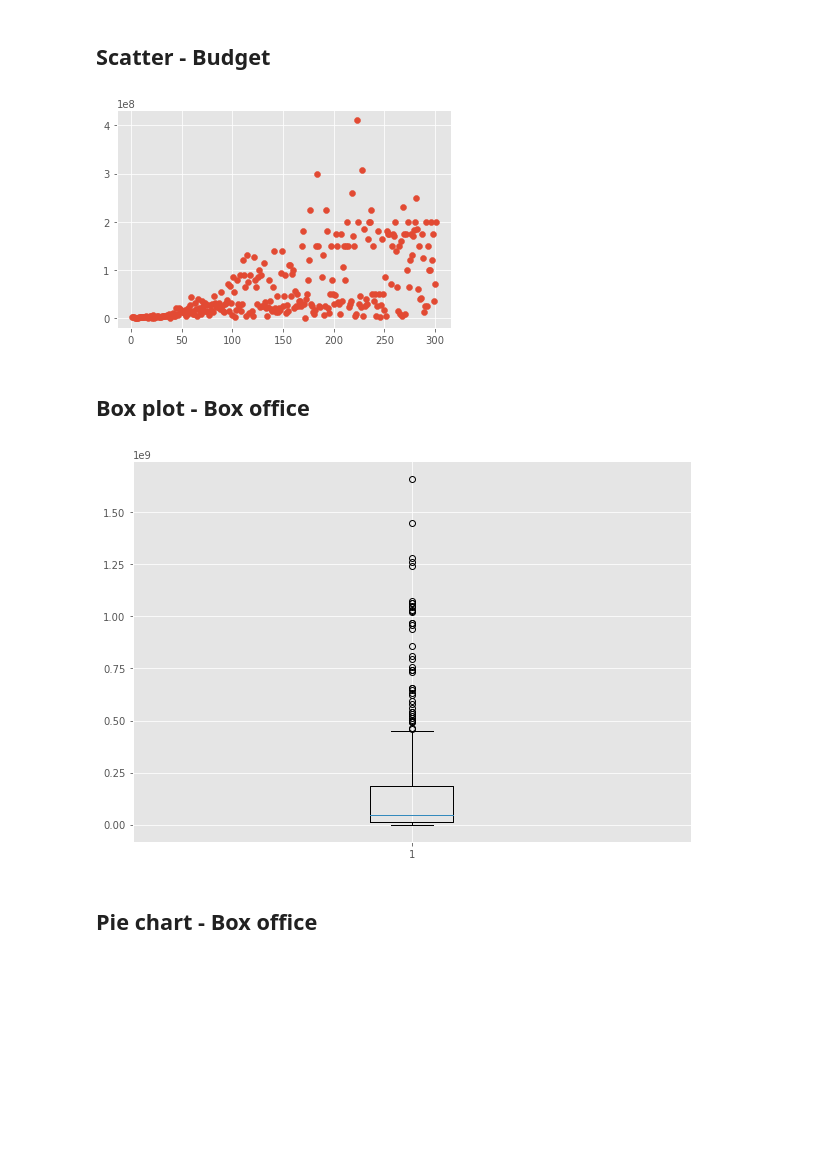
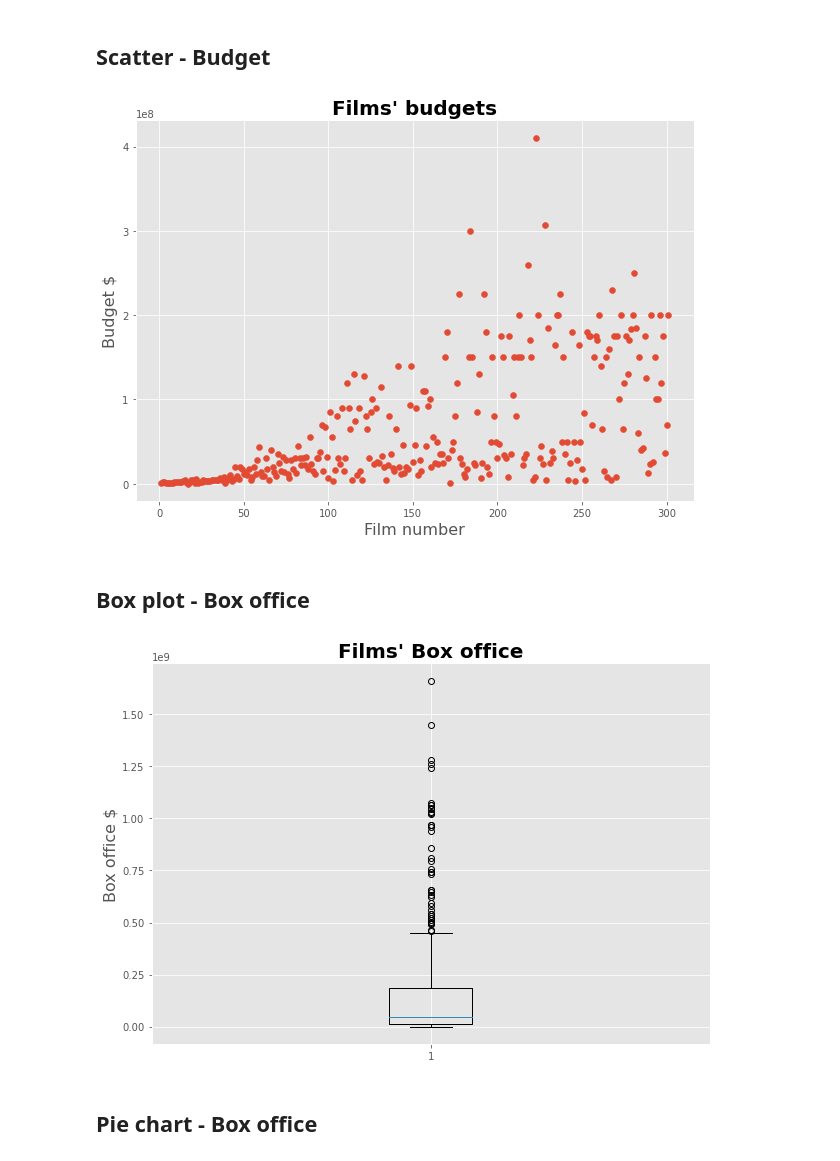
Before and after one commit to Sahadov/Data_Science_Project_Disney, a Jupyter notebook: Disney.ipynb, the cells around one changed output. Saved outputs shown, nothing was run; the diff lists cells and outputs as text; code cells hidden in the pictures; blank space fills up the shorter version.

```diff
--- a/Disney.ipynb
+++ b/Disney.ipynb
@@ -399,25 +406,32 @@ plt.show()
 # %% [markdown]
 ## Scatter - Budget
 # %%
+plt.figure(figsize=(10,7))
 budget_data = df.loc[df['Budget $']>0]['Budget $']
 indexes = [x for x in range(1, len(budget_data)+1)]
+plt.title("Films' budgets", fontdict={'fontweight':'bold', 'fontsize': 20})
+plt.xlabel('Film number', fontdict={'fontsize': 16})
+plt.ylabel('Budget $', fontdict={'fontsize': 16})
 plt.scatter(indexes, budget_data)
+plt.savefig('4.png', dpi=300)
 plt.show()
 # %% [output]
-[figure, old version]
+[figure, new version]
 # %% [markdown]
 ## Box plot - Box office
 # %%
 data = df.loc[df['Box office $'] > 0]['Box office $']
 fig = plt.figure(figsize =(10, 7))
+plt.title("Films' Box office", fontdict={'fontweight':'bold', 'fontsize': 20})
+plt.ylabel('Box office $', fontdict={'fontsize': 16})
 
 # Creating plot
 plt.boxplot(data)
-
+plt.savefig('6.png', dpi=300)
 # show plot
 plt.show()
 # %% [output]
-[figure, old version]
+[figure, new version]
 # %% [markdown]
 ## Pie chart - Box office
 # %%
```
Also changed, not shown: parts of 6 cells of this notebook, 1 other file.
